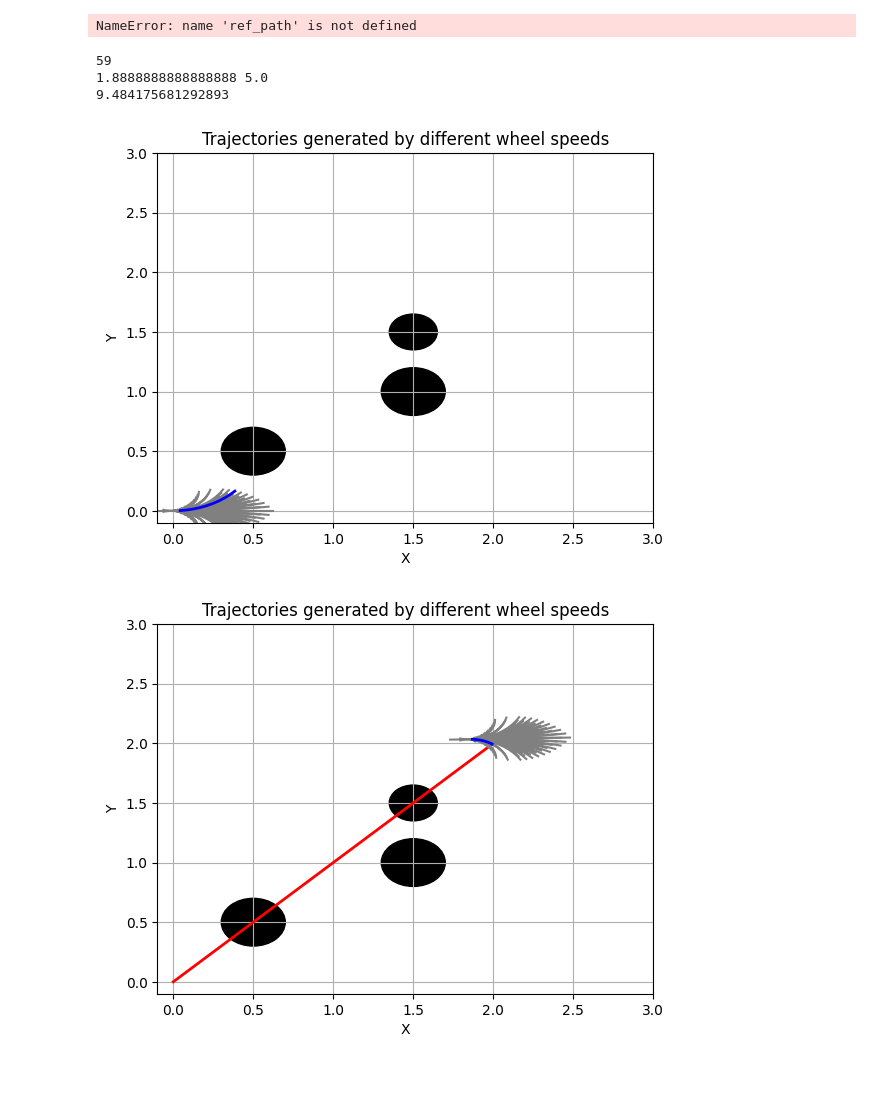
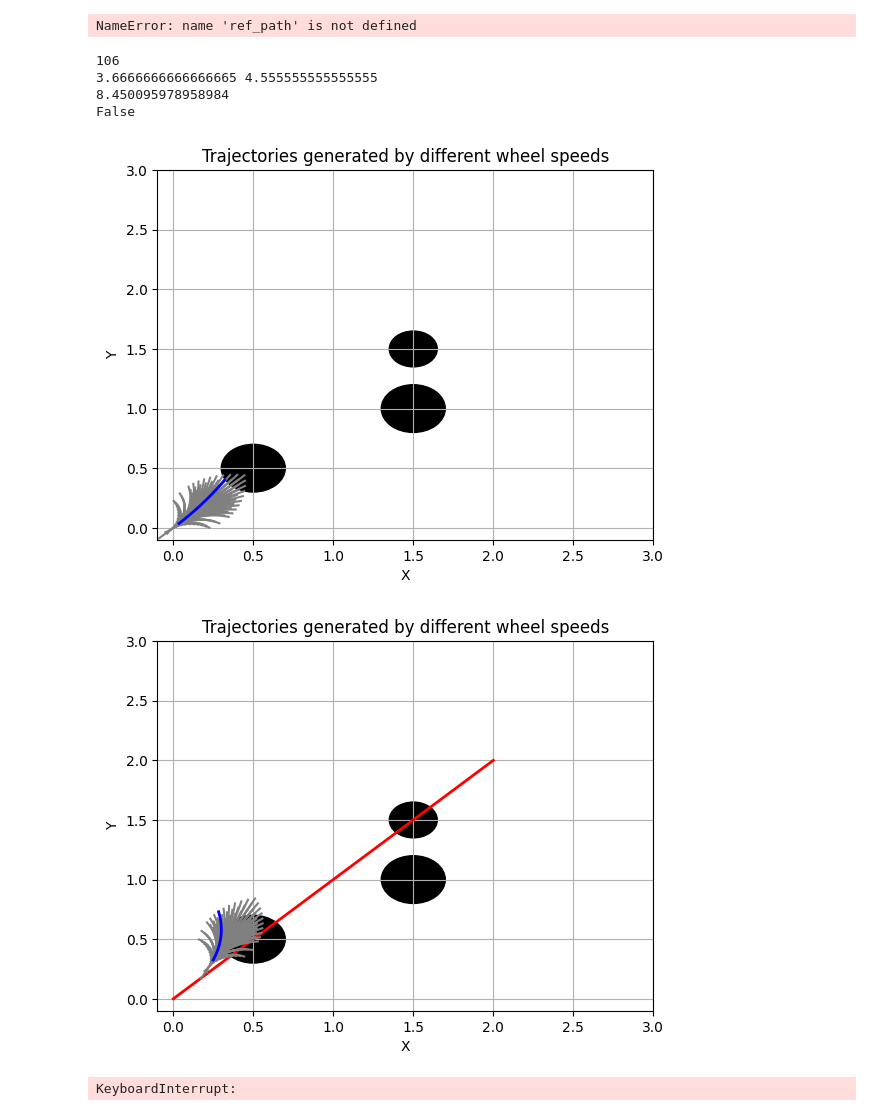
Before and after one commit to SpartanTan/RL-everything, a Jupyter notebook: torh_tutorial/lattic_planner.ipynb, the cells around one changed output. Cells and saved outputs as stored; diff of their text form; code cells hidden in the pictures; blank space fills up the shorter version.

```diff
--- a/torh_tutorial/lattic_planner.ipynb
+++ b/torh_tutorial/lattic_planner.ipynb
@@ -979,7 +979,7 @@ plt.show()
 # %% [output]
 NameError: name 'ref_path' is not defined
 # %%
-initial_state = [0.0, 0.0, 0.0]
+initial_state = [0.0, 0.0, 0.78]
 # initial_state = [1.25, 1.5, 0.0]
 # %%
 import matplotlib.pyplot as plt
@@ -1072,13 +1072,13 @@ def sample_paths_diff_drive_robot(v_left_set, v_right_set, initial_state, dt, N,
             last_point = np.array([path.x[-1], path.y[-1]])
             _, distance = find_closest_point_on_line(last_point, ref_path)
             collision = is_path_collision(path, obstacles)
-            if collision:
-                continue
+            # if collision:
+            #     continue
             path.collision = collision
             distance_to_goal = np.hypot(x - end[0], y - end[1])
             distance_to_obs = distance_to_obstacles(last_point, obstacles)
-            # C.K_COLLISION * collision + \
             path.cost = C.K_OFFSET * distance + \
+                        C.K_COLLISION * collision + \
                         C.K_walked_distance * path.walked_distance + \
                         C.K_distance_to_goal * distance_to_goal + \
                         C.K_distance_to_obs * 1/distance_to_obs
@@ -1134,40 +1134,41 @@ plt.plot(optimal_path.x, optimal_path.y, color='blue', linewidth=2)
 print(optimal_path_index, )
 print(optimal_path.v_left, optimal_path.v_right)
 print(optimal_path.cost)
-# print(optimal_path.)
+print(optimal_path.collision)
 
 
 # select_path = 1
 # plt.plot(paths[select_path].x, paths[select_path].y, color='blue', linewidth=2)
 # print(paths[select_path].v_left, paths[select_path].v_right)
 # print(paths[select_path].x[-1], paths[select_path].y[-1])
 # print(paths[select_path].cost)
 # print(paths[select_path].collision)
 
 # closest_point, distance = find_closest_point_on_line(selected_point, ref_path)
 # closest_point_array = np.array(closest_point.coords)[0]
 
 # plt.scatter(*selected_point, color='red', label='Test Point')
 # plt.scatter(*closest_point_array, color='green', label='Closest Point on Line')
 # plt.plot([selected_point[0], closest_point_array[0]], [selected_point[1], closest_point_array[1]], 'k--', label='Shortest Distance')
 
 # plt.plot(ref_path[:, 0], ref_path[:, 1], color='red', linewidth=2)
 for obs in obstacles:
     circle = plt.Circle((obs[0], obs[1]), obs[2], color='black')
     plt.gca().add_patch(circle)
 
 plt.xlim(-0.1, 3.0)
 plt.ylim(-0.1, 3.0)
 plt.xlabel('X')
 plt.ylabel('Y')
 plt.title('Trajectories generated by different wheel speeds')
 plt.grid(True)
 plt.show()
 # %% [output]
-59
-1.8888888888888888 5.0
-9.484175681292893
+106
+3.6666666666666665 4.555555555555555
+8.450095978958984
+False
-[figure, old version]
+[figure, new version]
 # %%
 state = initial_state
 while True:
@@ -1197,4 +1198,5 @@ while True:
     plt.show()
     plt.pause(2)
 # %% [output]
-[figure, old version]
+[figure, new version]
+KeyboardInterrupt:
```
Also changed, not shown: parts of 4 cells of this notebook, 3 other files.
